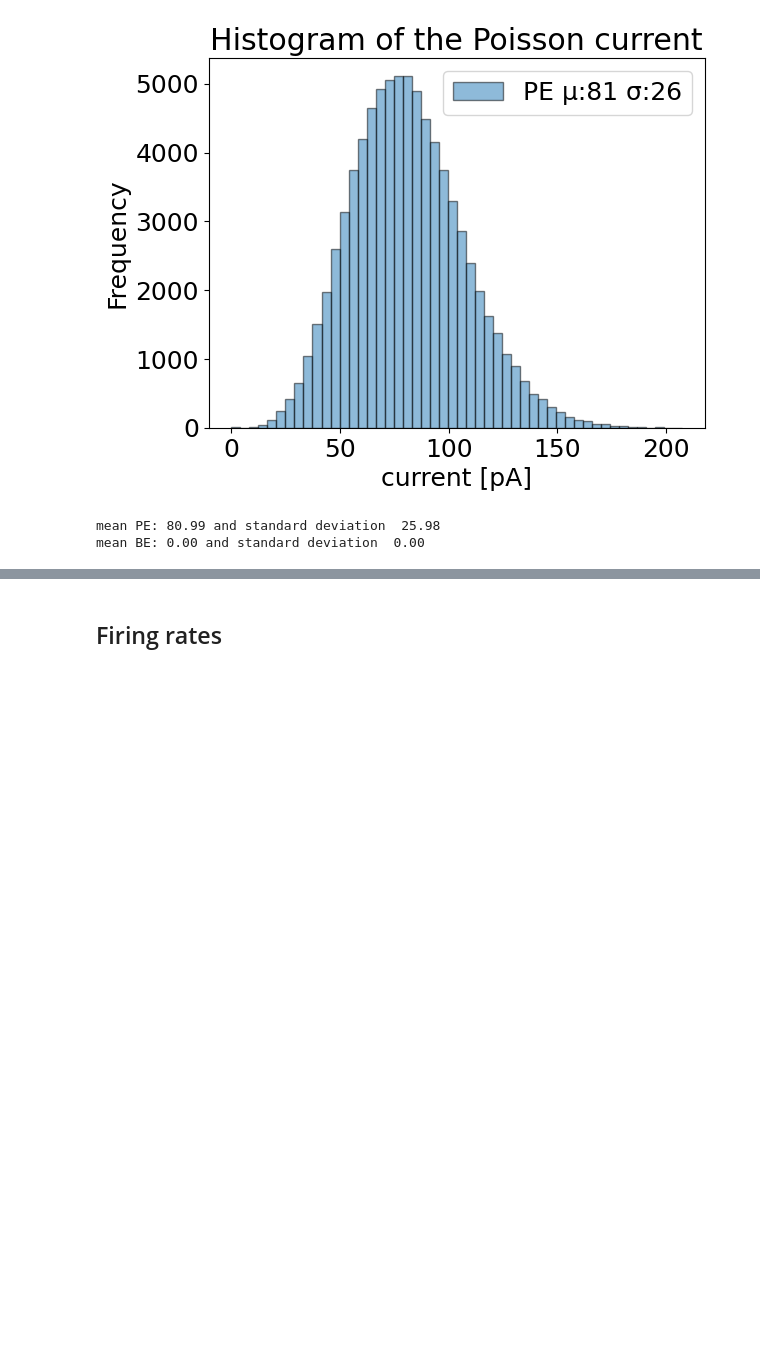
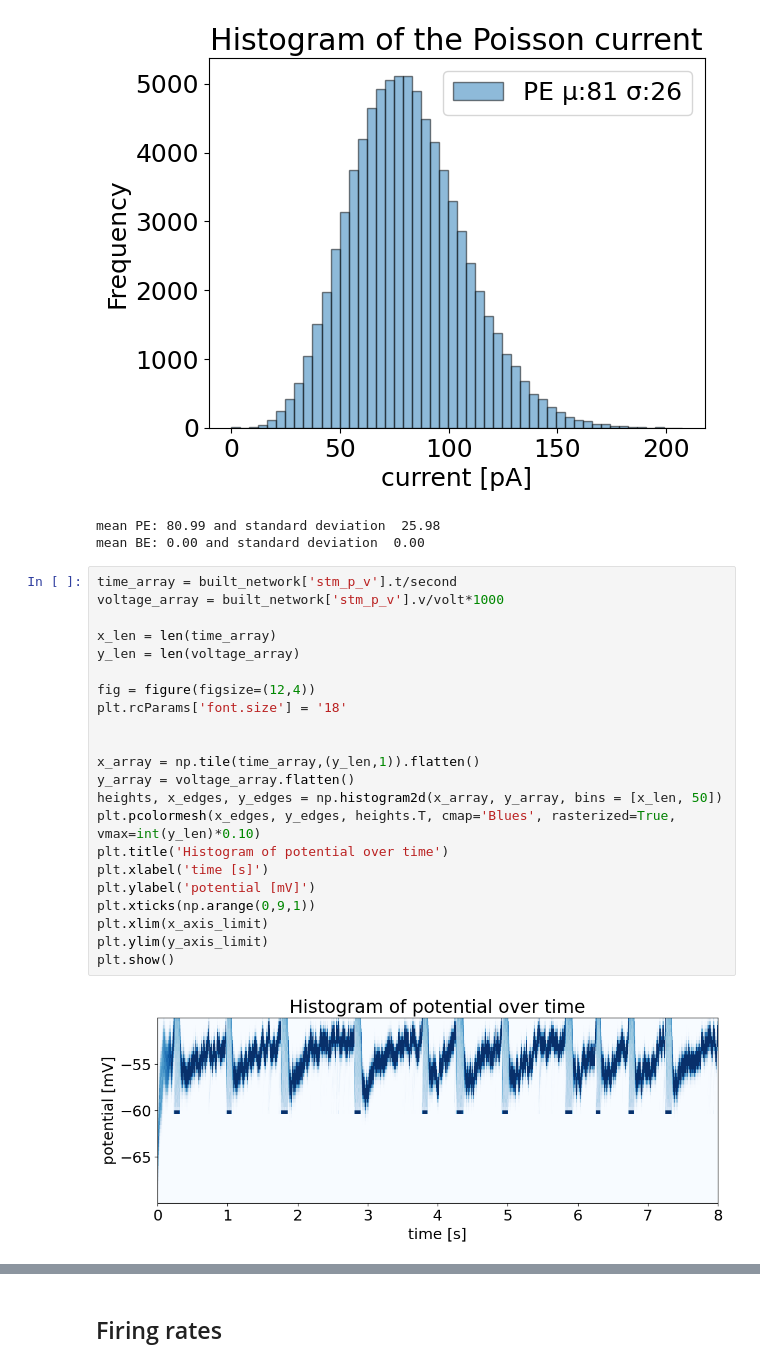
Before and after one commit to SahandSM/SWR, a Jupyter notebook: Main.ipynb, the cells around one changed output, grey strips where cells are left out. Drawn from its saved outputs; the diff is of its cells as text; blank space fills up the shorter version.

Commit message:
added potential distribution to the main

```diff
--- a/Main.ipynb
+++ b/Main.ipynb
@@ -187,3 +190,27 @@ print(f'mean BE: {mean_BE:0.2f} and standard deviation  {std_BE:0.2f}')
 [figure]
 mean PE: 80.99 and standard deviation  25.98
 mean BE: 0.00 and standard deviation  0.00
+# %%
+time_array = built_network['stm_p_v'].t/second
+voltage_array = built_network['stm_p_v'].v/volt*1000
+
+x_len = len(time_array)
+y_len = len(voltage_array)
+
+fig = figure(figsize=(12,4))
+plt.rcParams['font.size'] = '18'
+
+
+x_array = np.tile(time_array,(y_len,1)).flatten()
+y_array = voltage_array.flatten()
+heights, x_edges, y_edges = np.histogram2d(x_array, y_array, bins = [x_len, 50])
+plt.pcolormesh(x_edges, y_edges, heights.T, cmap='Blues', rasterized=True, vmax=int(y_len)*0.10)
+plt.title('Histogram of potential over time')
+plt.xlabel('time [s]')
+plt.ylabel('potential [mV]')
+plt.xticks(np.arange(0,9,1))
+plt.xlim(x_axis_limit)
+plt.ylim(y_axis_limit)
+plt.show()
+# %% [output]
+[figure, added]
```
Also changed, not shown: parts of 6 cells of this notebook.
